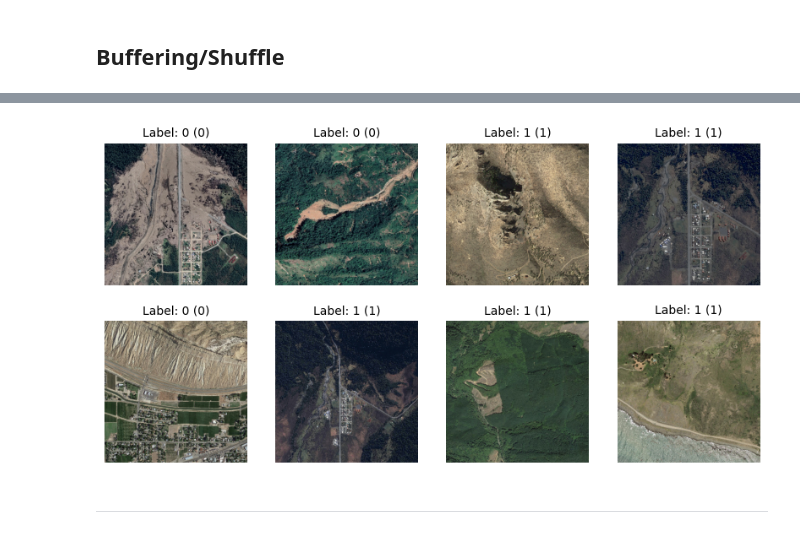
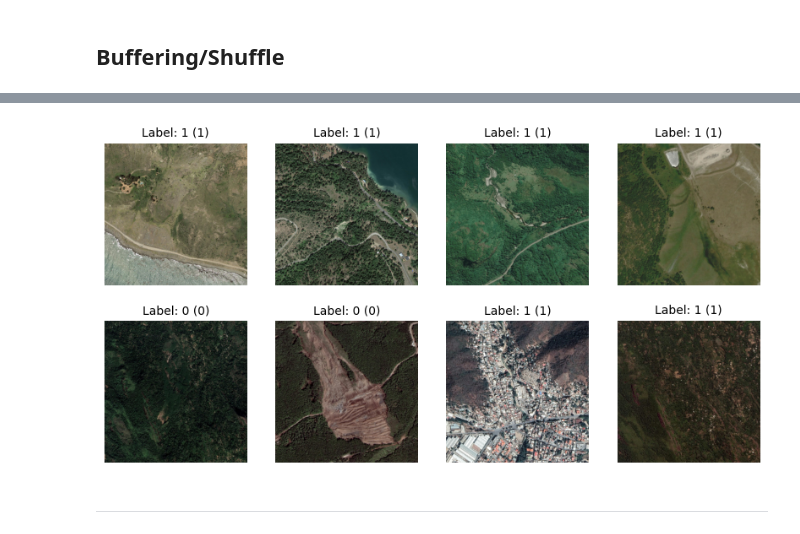
Before and after one commit to eltsvetk/DS6050_Project, a Jupyter notebook: Model_SecondPhase_ReconstModel_hh.ipynb, the cells around one changed output, grey strips where cells are left out. Cells and saved outputs as stored; diff of their text form; code cells hidden in the pictures.

```diff
--- a/Model_SecondPhase_ReconstModel_hh.ipynb
+++ b/Model_SecondPhase_ReconstModel_hh.ipynb
@@ -93,5 +104,5 @@ print(data_dir_two)
 # %%
 ## Update Directory
-data_dir_two_alt_path = '/home/waa4bq/.keras/datasets/test_google_images_landslide_three_extracted/Google_Earth_Images'
+data_dir_two_alt_path = '/home/waa4bq/.keras/datasets/test_google_images_landslides_four_extracted/Google_Earth_Images'
 print(data_dir_two_alt_path)
 # %% [output]
@@ -102,7 +113,7 @@ Set Training/Validation Data & Split
 </span>** <br>
 # %%
 ## Set Batch and Image size.
-batch_size = 32
+batch_size = 16
 img_height = 300
 img_width = 300
 # %% [markdown]
@@ -111,9 +122,9 @@ img_width = 300
 ## Set Training Set image set.
 train_dataset_two = tf.keras.utils.image_dataset_from_directory(
   data_dir_two_alt_path,
-  validation_split=0.4,
+  validation_split=0.35,
   subset="training",
-  seed=904,
+  seed=910,
   image_size=(img_height, img_width),
   batch_size=batch_size)
 # %% [output]
@@ -179,12 +190,12 @@ Class distribution in Validation set:
 ## Data Performance
 AUTOTUNE = tf.data.AUTOTUNE
 
-train_dataset_two = train_dataset_two.cache().shuffle(3200).prefetch(buffer_size=AUTOTUNE)
+train_dataset_two = train_dataset_two.cache().shuffle(50).prefetch(buffer_size=AUTOTUNE)
 valid_dataset_two = valid_dataset_two.cache().prefetch(buffer_size=AUTOTUNE)
 # %%
 ## Checking Images and Labels:
 plt.figure(figsize=(10, 5))
-for images, labels in train_dataset.take(1):  # Take one batch
+for images, labels in train_dataset_two.take(1):  # Take one batch
     for i in range(8):  # Display first 6 samples
         ax = plt.subplot(2, 4, i + 1)
         plt.imshow(images[i].numpy().astype("uint8"))
@@ -197,4 +209,4 @@ plt.show()
-[figure, old version]
+[figure, new version]
 # %% [markdown]
 <hr style="border:8px solid #301b66">
 # %% [markdown]
```
Also changed, not shown: parts of 15 cells of this notebook, 2 other files.
